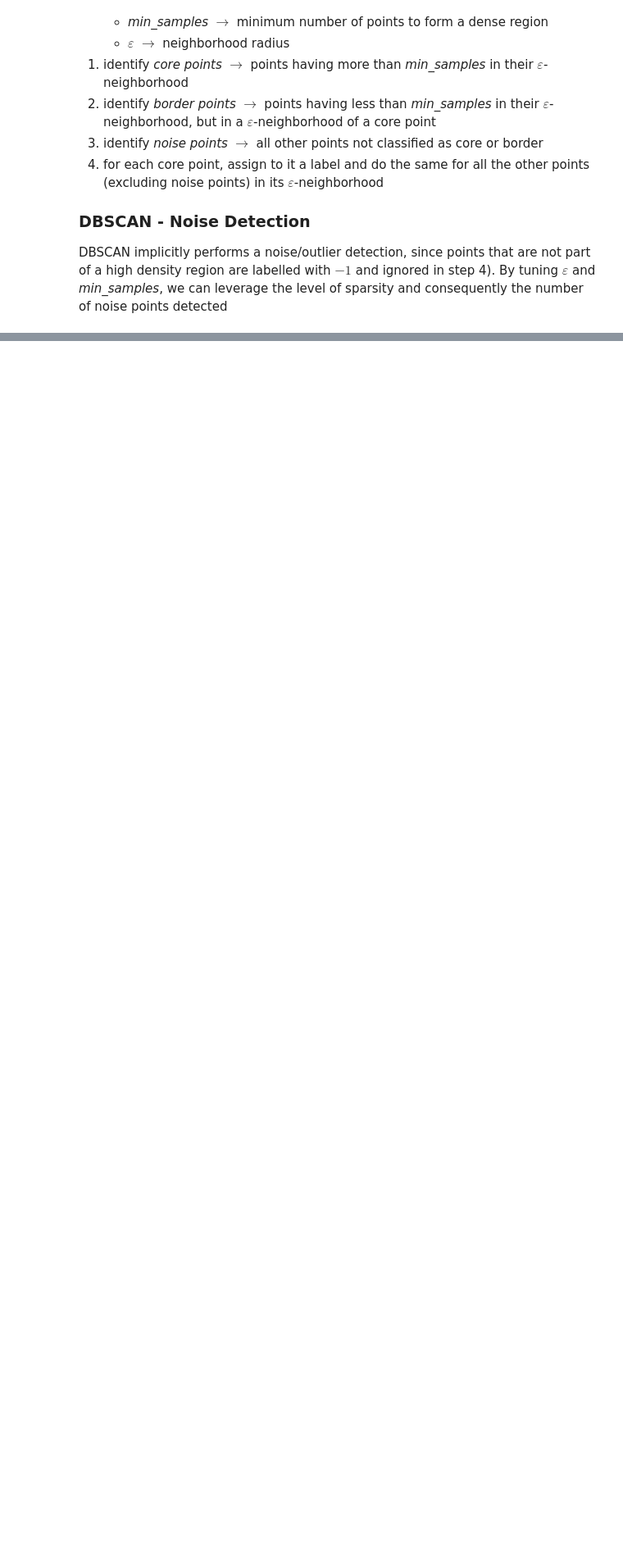
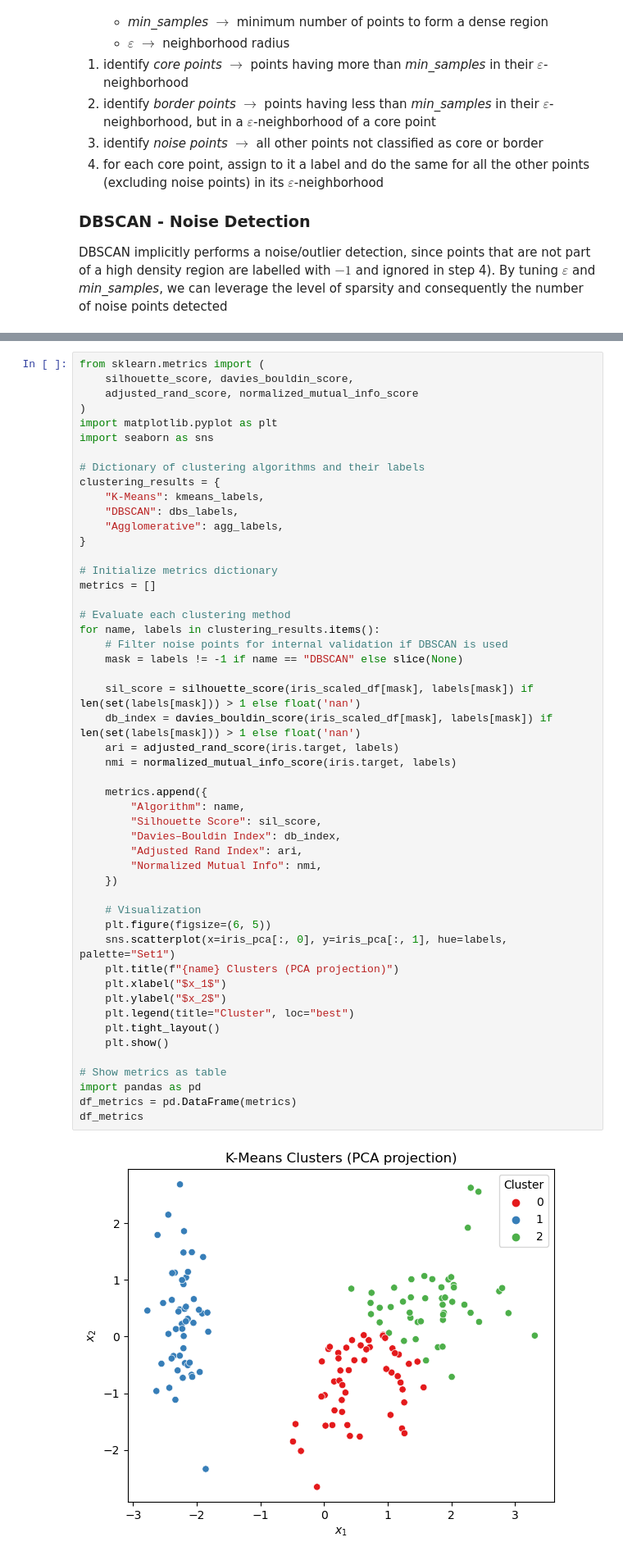
Before and after one commit to MAL-TO/Workshop-ML, a Jupyter notebook: lab04/main.ipynb, the cells around one changed output, grey strips where cells are left out. Shown at 82% size. Drawn from its saved outputs; the diff is of its cells as text; blank space fills up the shorter version.

```diff
--- a/lab04/main.ipynb
+++ b/lab04/main.ipynb
@@ -283,0 +410,52 @@ for name, labels in labelings.items():
+# %%
+from sklearn.metrics import (
+    silhouette_score, davies_bouldin_score,
+    adjusted_rand_score, normalized_mutual_info_score
+)
+import matplotlib.pyplot as plt
+import seaborn as sns
+
+# Dictionary of clustering algorithms and their labels
+clustering_results = {
+    "K-Means": kmeans_labels,
+    "DBSCAN": dbs_labels,
+    "Agglomerative": agg_labels,
+}
+
+# Initialize metrics dictionary
+metrics = []
+
+# Evaluate each clustering method
+for name, labels in clustering_results.items():
+    # Filter noise points for internal validation if DBSCAN is used
+    mask = labels != -1 if name == "DBSCAN" else slice(None)
+
+    sil_score = silhouette_score(iris_scaled_df[mask], labels[mask]) if len(set(labels[mask])) > 1 else float('nan')
+    db_index = davies_bouldin_score(iris_scaled_df[mask], labels[mask]) if len(set(labels[mask])) > 1 else float('nan')
+    ari = adjusted_rand_score(iris.target, labels)
+    nmi = normalized_mutual_info_score(iris.target, labels)
+
+    metrics.append({
+        "Algorithm": name,
+        "Silhouette Score": sil_score,
+        "Davies–Bouldin Index": db_index,
+        "Adjusted Rand Index": ari,
+        "Normalized Mutual Info": nmi,
+    })
+
+    # Visualization
+    plt.figure(figsize=(6, 5))
+    sns.scatterplot(x=iris_pca[:, 0], y=iris_pca[:, 1], hue=labels, palette="Set1")
+    plt.title(f"{name} Clusters (PCA projection)")
+    plt.xlabel("$x_1$")
+    plt.ylabel("$x_2$")
+    plt.legend(title="Cluster", loc="best")
+    plt.tight_layout()
+    plt.show()
+
+# Show metrics as table
+import pandas as pd
+df_metrics = pd.DataFrame(metrics)
+df_metrics
+# %% [output]
+[figure, added]
```
Also changed, not shown: parts of 18 cells of this notebook.
